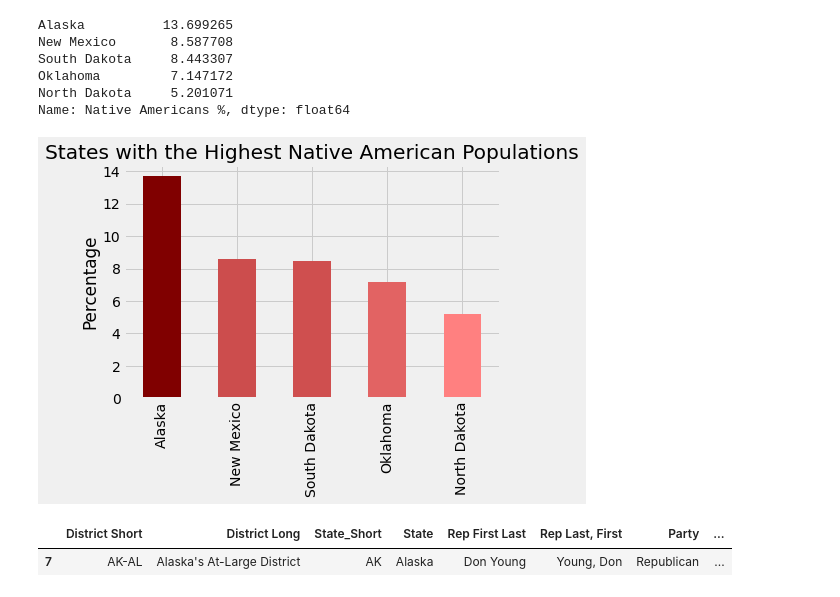
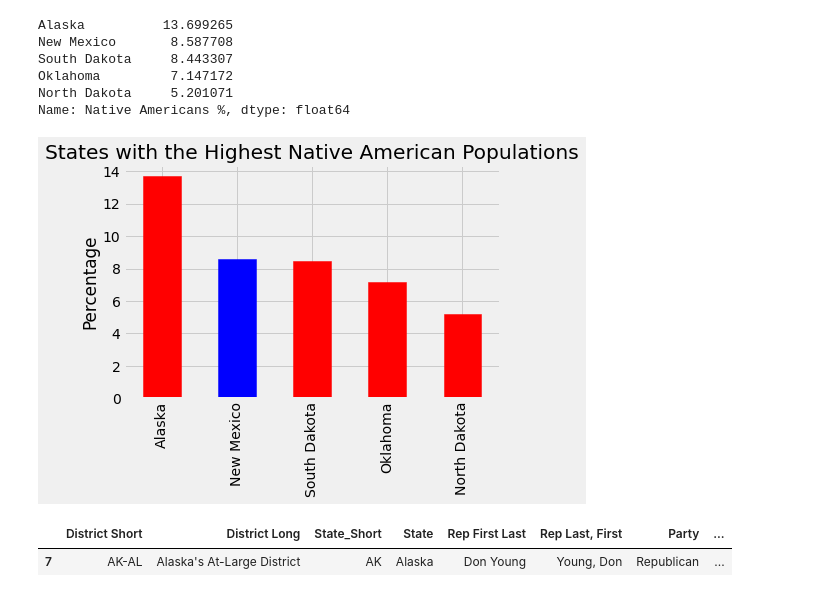
Before and after one commit to samuelswank/2016-House-Election, a Jupyter notebook: predictiveModeling.ipynb, the cells around one changed output. Cells and saved outputs as stored; diff of their text form; code cells hidden in the pictures.

Commit message:
simplified visualizations

```diff
--- a/predictiveModeling.ipynb
+++ b/predictiveModeling.ipynb
@@ -889,31 +889,21 @@ Name: Native Americans %, dtype: float64
 # %%
 import matplotlib as mp
 
 values = by_state_df["Native Americans %"].nlargest(5).values
-
-# rgb(198,2,2)
-
-data_normalizer = mp.colors.Normalize()
-color_map = mp.colors.LinearSegmentedColormap(
-    "my_map",
-    {
-        "red": [(0, 1.0, 1.0),
-                (1.0, .5, .5)],
-        "green": [(0, 0.5, 0.5),
-                  (1.0, 0, 0)],
-        "blue": [(0, 0.50, 0.5),
-                 (1.0, 0, 0)]
-    }
-)
-
-ax = by_state_df["Native Americans %"].nlargest(5).plot.bar(color=color_map(data_normalizer(values)))
+ax = by_state_df["Native Americans %"].nlargest(5).plot.bar()
 
 ax.set_title("States with the Highest Native American Populations")
 ax.set_ylabel("Percentage")
 
+rep = [0, 2, 3, 4]
+for i in rep:
+    ax.get_children()[i].set_color("r")
+
+ax.get_children()[1].set_color("b")
+
 plt.show()
 # %% [output]
-[figure, old version]
+[figure, new version]
 # %%
 df[df["State"] == "Alaska"]
 # %% [output]
```
Also changed, not shown: parts of 7 cells of this notebook.
